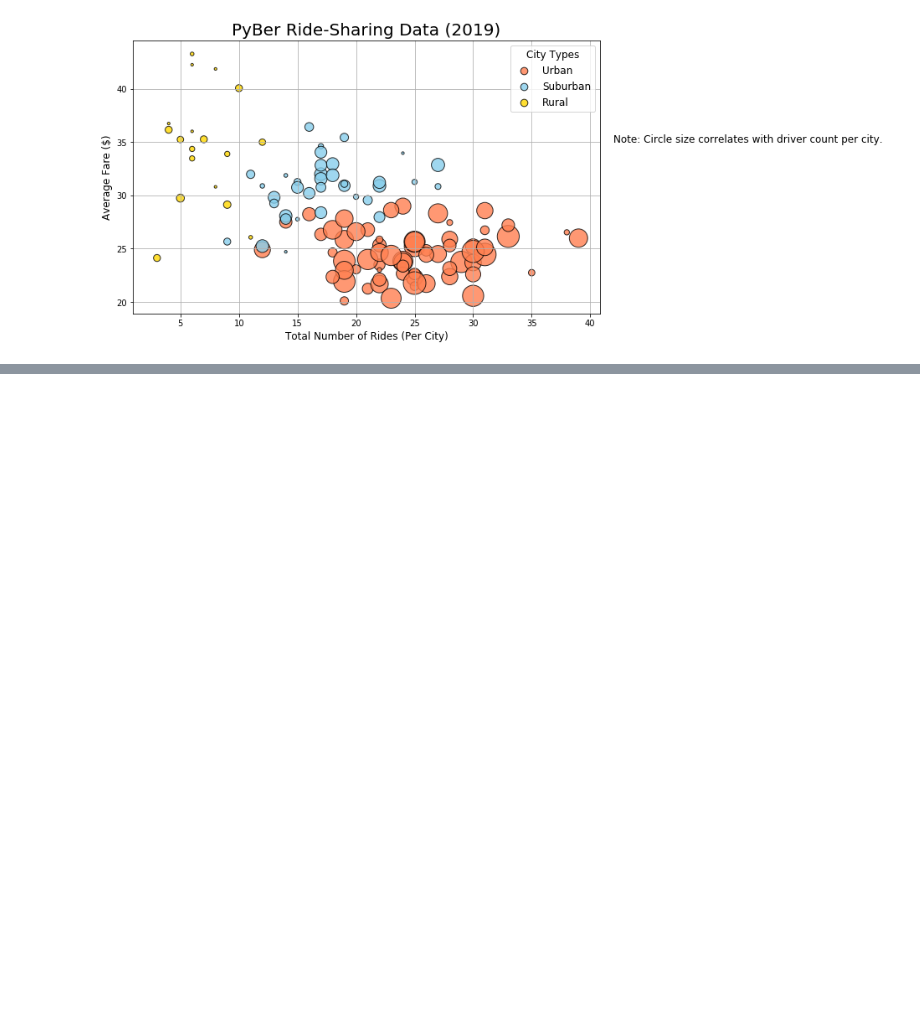
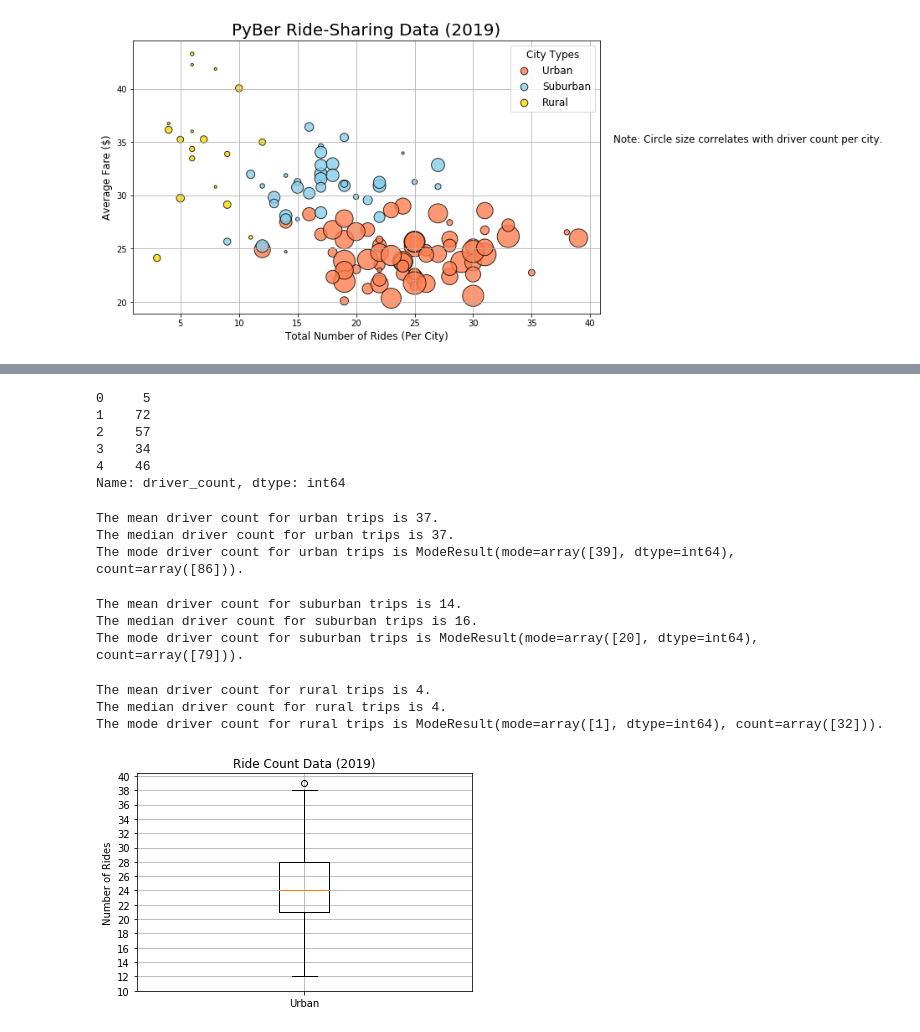
Before and after one commit to SamSteffen/PyBer_Analysis, a Jupyter notebook: Pyber.ipynb, the cells around one changed output, grey strips where cells are left out. Cells and saved outputs as stored; diff of their text form; code cells hidden in the pictures; blank space fills up the shorter version.

Commit message:
Added Analysis images and updated Pyber.ipynb.

```diff
--- a/Pyber.ipynb
+++ b/Pyber.ipynb
@@ -294,0 +496,74 @@ plt.show()
+# %%
+# 5.4.3 Summary Statistics for Number of Drivers by city type
+#to perform summary statistics for the number of drivers by city type,
+#create a Series for each city type based on the driver_count column in each city type DataFrame.
+# Get the driver count data from the urban cities.
+urban_drivers = urban_cities_df['driver_count']
+urban_drivers.head()
+# %% [output]
+0     5
+1    72
+2    57
+3    34
+4    46
+Name: driver_count, dtype: int64
+# %%
+# Calculate the mean, median, and mode for the
+#urban, suburban, and rural driver count Series using NumPy and SciPy statistics module.
+urban_driver_count = urban_cities_df["driver_count"]
+mean_urban_driver_count = np.mean(urban_driver_count)
+print(f"The mean driver count for urban trips is {mean_urban_driver_count:.0f}.")
+
+median_urban_driver_count = np.median(urban_driver_count)
+print(f"The median driver count for urban trips is {median_urban_driver_count:.0f}.")
+
+mode_urban_driver_count = sts.mode(urban_driver_count)
+print(f"The mode driver count for urban trips is {mode_urban_driver_count}.")
+# %% [output]
+The mean driver count for urban trips is 37.
+The median driver count for urban trips is 37.
+The mode driver count for urban trips is ModeResult(mode=array([39], dtype=int64), count=array([86])).
+# %%
+suburban_driver_count = suburban_cities_df["driver_count"]
+mean_suburban_driver_count = np.mean(suburban_driver_count)
+print(f"The mean driver count for suburban trips is {mean_suburban_driver_count:.0f}.")
+
+median_suburban_driver_count = np.median(suburban_driver_count)
+print(f"The median driver count for suburban trips is {median_suburban_driver_count:.0f}.")
+
+mode_suburban_driver_count = sts.mode(suburban_driver_count)
+print(f"The mode driver count for suburban trips is {mode_suburban_driver_count}.")
+# %% [output]
+The mean driver count for suburban trips is 14.
+The median driver count for suburban trips is 16.
+The mode driver count for suburban trips is ModeResult(mode=array([20], dtype=int64), count=array([79])).
+# %%
+rural_driver_count = rural_cities_df["driver_count"]
+mean_rural_driver_count = np.mean(rural_driver_count)
+print(f"The mean driver count for rural trips is {mean_rural_driver_count:.0f}.")
+
+median_rural_driver_count = np.median(rural_driver_count)
+print(f"The median driver count for rural trips is {median_rural_driver_count:.0f}.")
+
+mode_rural_driver_count = sts.mode(rural_driver_count)
+print(f"The mode driver count for rural trips is {mode_rural_driver_count}.")
+# %% [output]
+The mean driver count for rural trips is 4.
+The median driver count for rural trips is 4.
+The mode driver count for rural trips is ModeResult(mode=array([1], dtype=int64), count=array([32])).
+# %%
+# 5.4.4. Create Box-and-whisker-plots
+# Create a box-and-whisker plot for the urban cities ride count.
+
+x_labels = ["Urban"]
+fig, ax = plt.subplots()
+ax.boxplot(urban_ride_count, labels=x_labels)
+
+# Add the title, y-axis label and grid.
+ax.set_title('Ride Count Data (2019)')
+ax.set_ylabel('Number of Rides')
+ax.set_yticks(np.arange(10, 41, step=2.0))
+ax.grid()
+plt.show()
+# %% [output]
+[figure, added]
```
Also changed, not shown: parts of 29 cells of this notebook, 3 other files.
